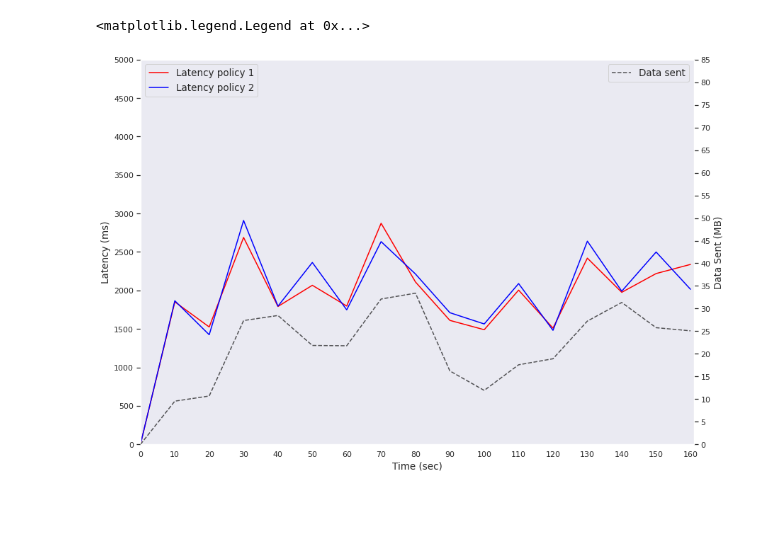
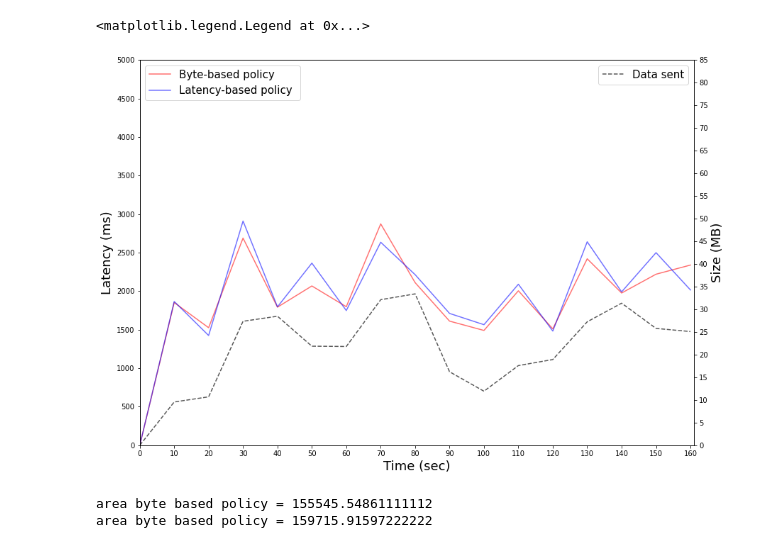
Before and after one commit to LBacchiani/birex_orchestrator, a Jupyter notebook: multiple_pipeline.ipynb, the cells around one changed output. Cells and saved outputs as stored; diff of their text form; code cells hidden in the pictures; blank space fills up the shorter version.

```diff
--- a/multiple_pipeline.ipynb
+++ b/multiple_pipeline.ipynb
@@ -51,16 +51,6 @@ for s in map(lambda s: s[:-4], files):
     if len(pipelines[0]) > 1:
         dfs_groupby = [pd.concat(pipelines[i]).groupby('Time') for i in range(0,n_pipelines)]
         dfs[s] = [(dfs_groupby[i].mean(), dfs_groupby[i].std(), dfs_groupby[i].median(), dfs_groupby[i].max(), dfs_groupby[i].min()) for i in range(0,n_pipelines)]
-# %%
-LANG="en_US.UTF-8"
-LANGUAGE="en_US.UTF-8"
-LC_ALL="en_US.UTF-8"
-
-sns.set(font='Jetbrains Mono') # Set font
-
-facecolor_cloud = [204/255, 121/255, 167/255, .85]
-
-facecolor_edge_cloud = [213/255, 94/255, 0., .85]
 # %%
 x = dfs_dict['edge-cloud_bytes_1_run'][0][0].reset_index()['Time']
 p1_byte = dfs_dict['edge-cloud_bytes_1_run'][0][0].reset_index()['Size (MB)']
@@ -403,43 +393,51 @@ l1 = ax.plot(
     x,
     mean_lat1,
     linestyle='solid',
-    label='Latency policy 1',
+    label='Byte-based policy',
     color='red',
     zorder=10000,
-    alpha=1
+    alpha=.55
 )
 
 l2 = ax.plot(
     x,
     mean_lat2,
     linestyle='solid',
-    label='Latency policy 2',
+    label='Latency-based policy ',
     color='blue',
     zorder=10000,
-    alpha=1
+    alpha=.55
 )
 
 
 
 # set ticks and labels
-ax.set_xlabel('Time (sec)', fontsize=13.5)
+ax.set_xlabel('Time (sec)', fontsize=18)
 ax.set_xticks(range(0, 17))
 ax.set_xticklabels([x for x in range(0, 170, 10)])
 
 # background ticks and labels
 ax.set_yticks(range(0, 8000, 500))
 ax_background.set_yticks(range(0, 90, 5))
 ax.set_xlim(0, 16.1)
 ax.set_ylim(-.0001, 5000)
 ax_background.set_ylim(-.0001, 85)
-ax.set_ylabel('Latency (ms)', fontsize=13.5)
-ax_background.set_ylabel('Data Sent (MB)', fontsize=13.5)
+ax.set_ylabel('Latency (ms)', fontsize=18)
+ax_background.set_ylabel('Size (MB)', fontsize=18)
 
 # legend settings
-ax.legend(loc='upper left', ncol=1, frameon=True, fontsize=13.5)
-ax_background.legend(loc='upper right', ncol=1, frameon=True, fontsize=13.5)
+ax.legend(loc='upper left', ncol=1, frameon=True, fontsize=15)
+ax_background.legend(loc='upper right', ncol=1, frameon=True, fontsize=15)
 # %% [output]
 <matplotlib.legend.Legend at 0x...>
-[figure, old version]
+[figure, new version]
 # %%
 fig.savefig(f'images/policy_comparison.pdf', dpi=100)
+# %%
+bb_policy = np.trapz(mean_lat1, dx=5)
+print("area byte based policy =", bb_policy)
+lb_policy = np.trapz(mean_lat2, dx=5)
+print("area latency based policy =", lb_policy)
+# %% [output]
+area byte based policy = 155545.54861111112
+area byte based policy = 159715.91597222222
```
Also changed, not shown: parts of 2 cells of this notebook, 12 other files.
